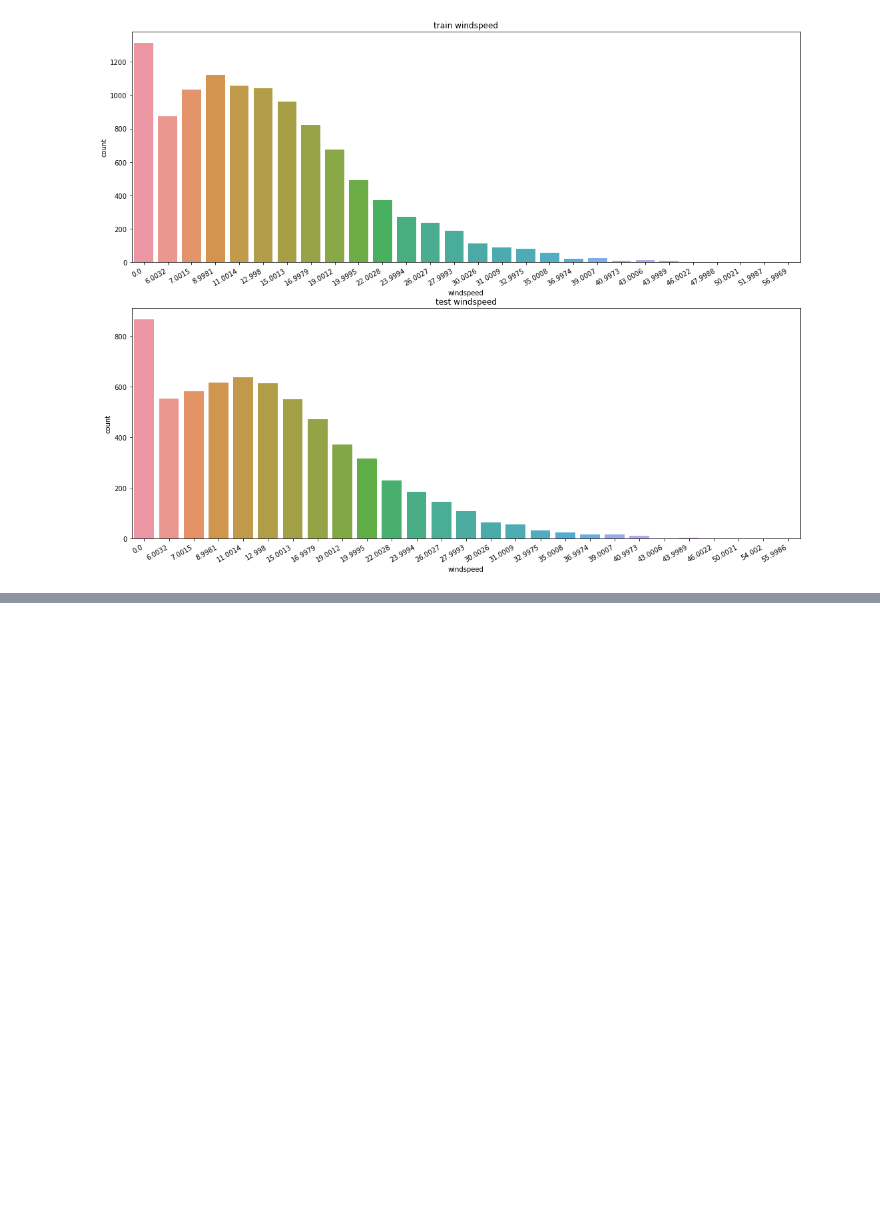
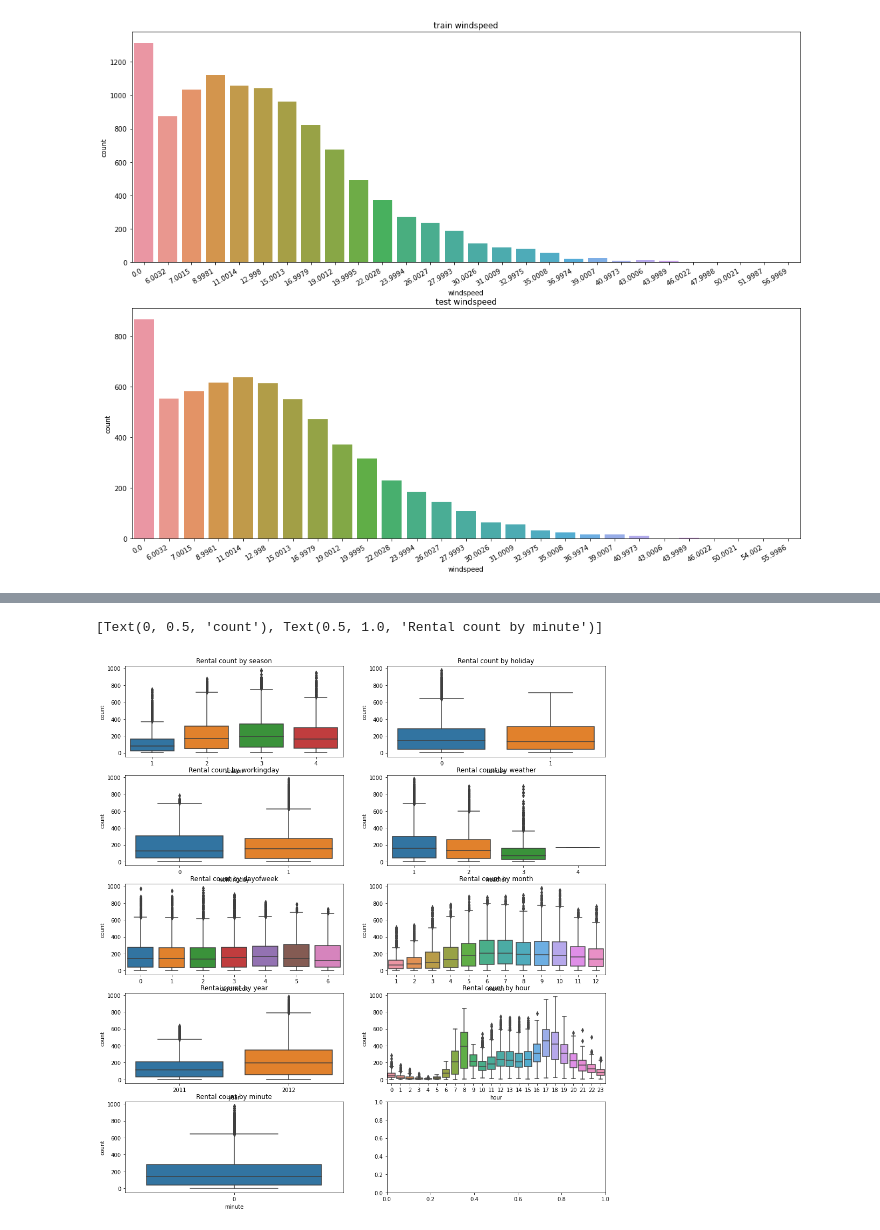
Before and after one commit to EdgeOfNetwork/ML_1.0.1, a Jupyter notebook: practice_data_analytics/bike_sharing_demand_kaggle_practice.ipynb, the cells around one changed output, grey strips where cells are left out. Drawn from its saved outputs; the diff is of its cells as text; code cells hidden in the pictures; blank space fills up the shorter version.

```diff
--- a/practice_data_analytics/bike_sharing_demand_kaggle_practice.ipynb
+++ b/practice_data_analytics/bike_sharing_demand_kaggle_practice.ipynb
@@ -329,0 +347,24 @@ train.shape
+# %%
+fig, axes = plt.subplots(nrows = 5, ncols = 2, figsize= (16, 18))
+sns.boxplot(data = train, y="count", x = "season", orient = "v", ax = axes[0][0])
+sns.boxplot(data = train, y="count", x = "holiday", orient = "v", ax = axes[0][1])
+sns.boxplot(data = train, y="count", x = "workingday", orient = "v", ax = axes[1][0])
+sns.boxplot(data = train, y="count", x = "weather", orient = "v", ax = axes[1][1])
+sns.boxplot(data = train, y="count", x = "dayofweek", orient = "v", ax = axes[2][0])
+sns.boxplot(data = train, y="count", x = "month", orient = "v", ax = axes[2][1])
+sns.boxplot(data = train, y="count", x = "year", orient = "v", ax = axes[3][0])
+sns.boxplot(data = train, y="count", x = "hour", orient = "v", ax = axes[3][1])
+sns.boxplot(data = train, y="count", x = "minute", orient = "v", ax = axes[4][0])
+
+axes[0][0].set(ylabel = "count", title = "Rental count by season")
+axes[0][1].set(ylabel = "count", title = "Rental count by holiday")
+axes[1][0].set(ylabel = "count", title = "Rental count by workingday")
+axes[1][1].set(ylabel = "count", title = "Rental count by weather")
+axes[2][0].set(ylabel = "count", title = "Rental count by dayofweek")
+axes[2][1].set(ylabel = "count", title = "Rental count by month")
+axes[3][0].set(ylabel = "count", title = "Rental count by year")
+axes[3][1].set(ylabel = "count", title = "Rental count by hour")
+axes[4][0].set(ylabel = "count", title = "Rental count by minute")
+# %% [output]
+[Text(0, 0.5, 'count'), Text(0.5, 1.0, 'Rental count by minute')]
+[figure, added]
```
Also changed, not shown: parts of 42 cells of this notebook, 1 other file.
